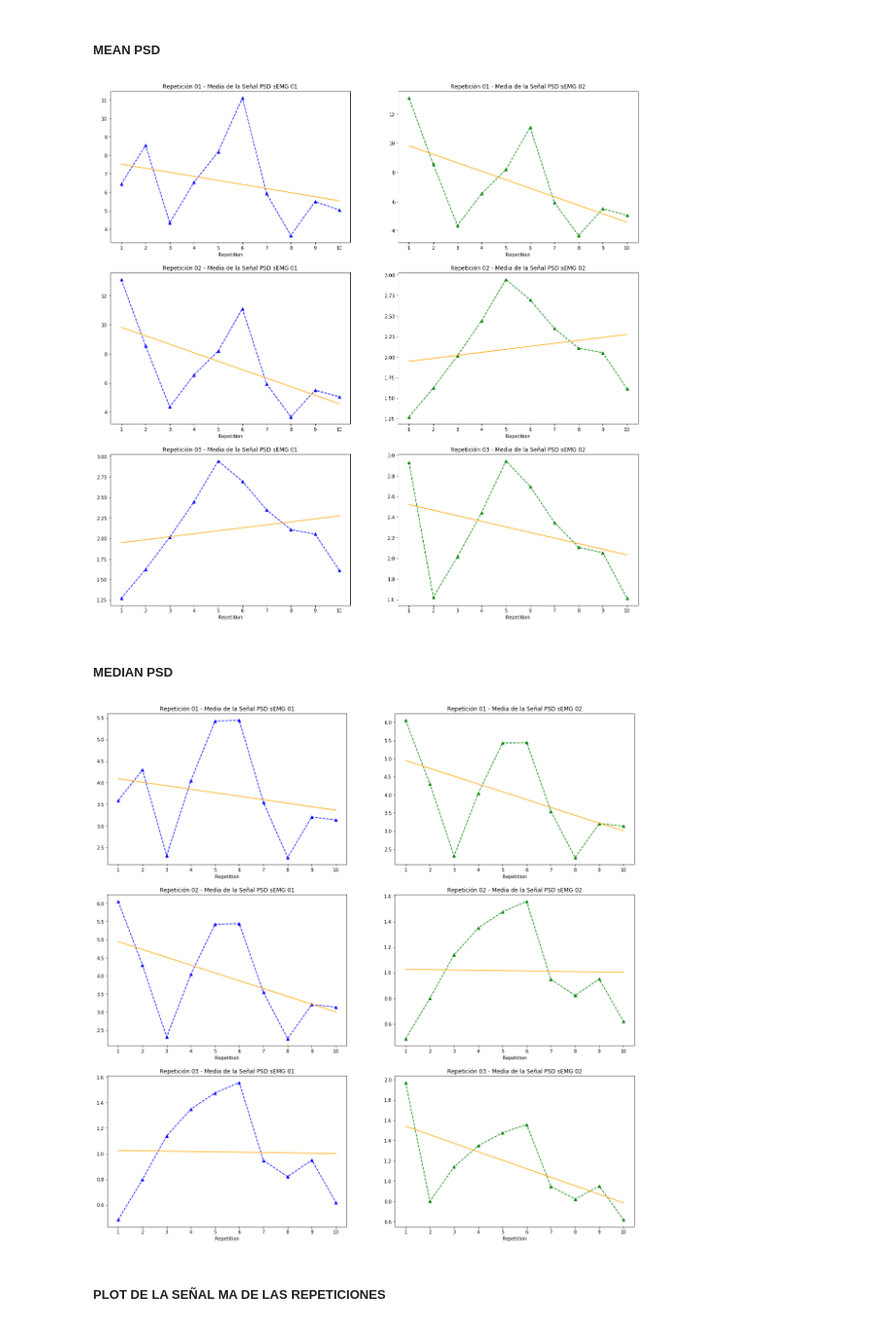
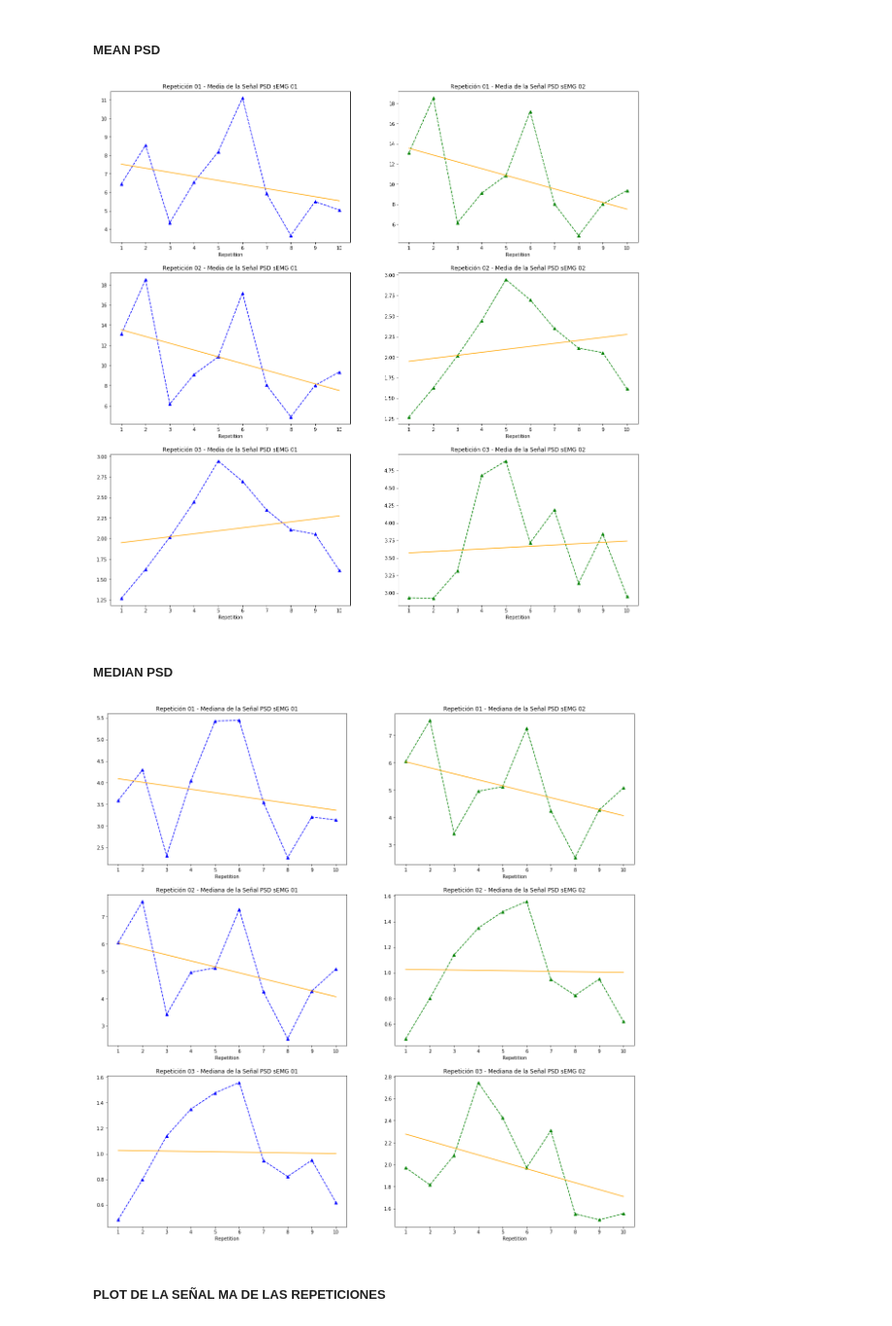
Before and after one commit to YoverCC/Project-WearableArmband, a Jupyter notebook: Prototipo/Armband_python_files/19_12_plot_all_data_in_one_capture.ipynb, the cells around one changed output. Shown at 97% size. Drawn from its saved outputs; the diff is of its cells as text; code cells hidden in the pictures.

```diff
--- a/Prototipo/Armband_python_files/19_12_plot_all_data_in_one_capture.ipynb
+++ b/Prototipo/Armband_python_files/19_12_plot_all_data_in_one_capture.ipynb
@@ -19,7 +19,7 @@ sensor_02 = sensor_02.reshape(1,len(sensor_02))
 for i in range(9):
     # Cargando la data
     path_sensor_1 = '\sensor_1_'+str(i+2)+'.txt'
-    path_sensor_2 = '\sensor_1_'+str(i+2)+'.txt'
+    path_sensor_2 = '\sensor_2_'+str(i+2)+'.txt'
     data_sensor_1 = np.loadtxt(PATH+path_sensor_1)
     data_sensor_2 = np.loadtxt(PATH+path_sensor_2)
     # Redimensionando la data a (8000,1)
@@ -40,7 +40,7 @@ def read_data_semg(PATH):
     for i in range(9):
         # Cargando la data
         path_sensor_1 = '\sensor_1_'+str(i+2)+'.txt'
-        path_sensor_2 = '\sensor_1_'+str(i+2)+'.txt'
+        path_sensor_2 = '\sensor_2_'+str(i+2)+'.txt'
         data_sensor_1 = np.loadtxt(PATH+path_sensor_1)
         data_sensor_2 = np.loadtxt(PATH+path_sensor_2)
         # Redimensionando la data a (8000,1)
@@ -495,7 +495,7 @@ for i in range(3):
         axes[i][j].set_xlabel('Repetition');
         axes[i][j].set_xticks(ticks = xlab);
 # %% [output]
-[figure, old version]
+[figure, new version]
 # %% [markdown]
 ##### MEDIAN PSD
 # %%
@@ -508,22 +508,22 @@ median_psd_02_3 = np.median(psd_sensor_02_3[1],axis =1)
 # %%
 # Plot de la mediana de la densidad del espectro de potencia de las señales
 median_data = [median_psd_01_1, median_psd_02_1, median_psd_01_2, median_psd_02_2, median_psd_01_3, median_psd_02_3]
 fig, axes = plt.subplots(3,2, figsize = (20,20))
 count = 0
 colors = ['b^--','g^--']
 xlab = np.array(range(10))+1
 for i in range(3):
     for j in range(2):
-        title = 'Repetición 0'+str(i+1)+' - Media de la Señal PSD sEMG 0'+str(j+1)
+        title = 'Repetición 0'+str(i+1)+' - Mediana de la Señal PSD sEMG 0'+str(j+1)
         axes[i][j].plot(xlab,median_data[i+j],colors[j]);
         y_reg = linear_regression_line(median_data[i+j])
         axes[i][j].plot(xlab,y_reg,'orange')
         axes[i][j].set_title(title);
         axes[i][j].set_title(title);
         axes[i][j].set_xlabel('Repetition');
         axes[i][j].set_xticks(ticks = xlab);
 # %% [output]
-[figure, old version]
+[figure, new version]
 # %% [markdown]
 ##### PLOT DE LA SEÑAL MA DE LAS REPETICIONES
 # %%
```
Also changed, not shown: parts of 17 cells of this notebook, 14 other files.
